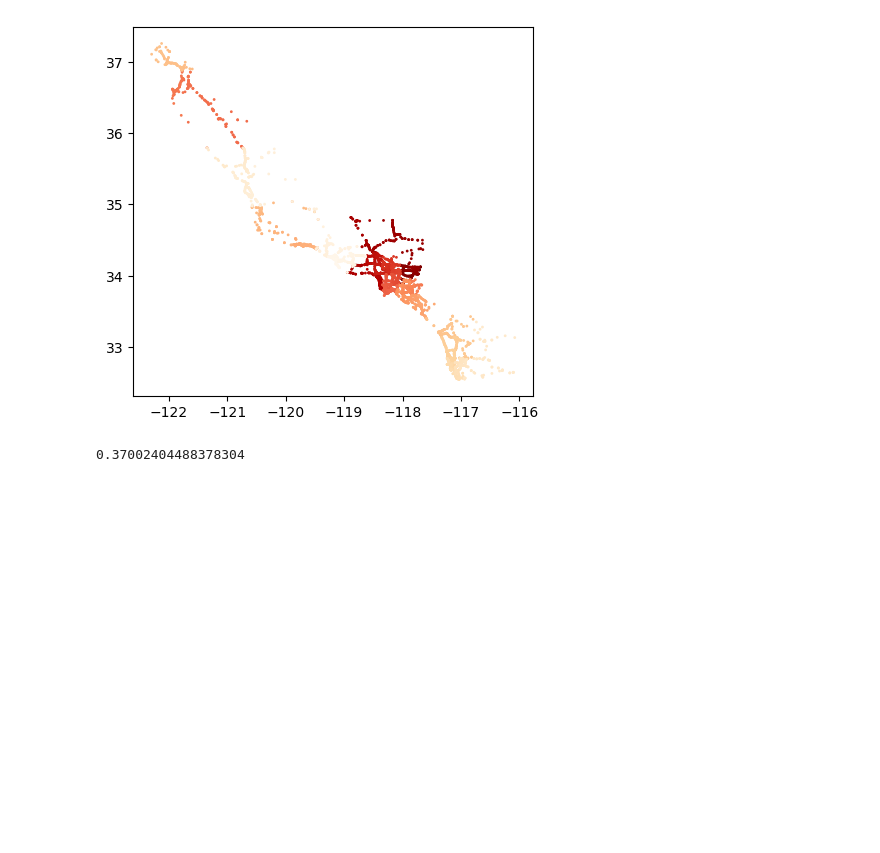
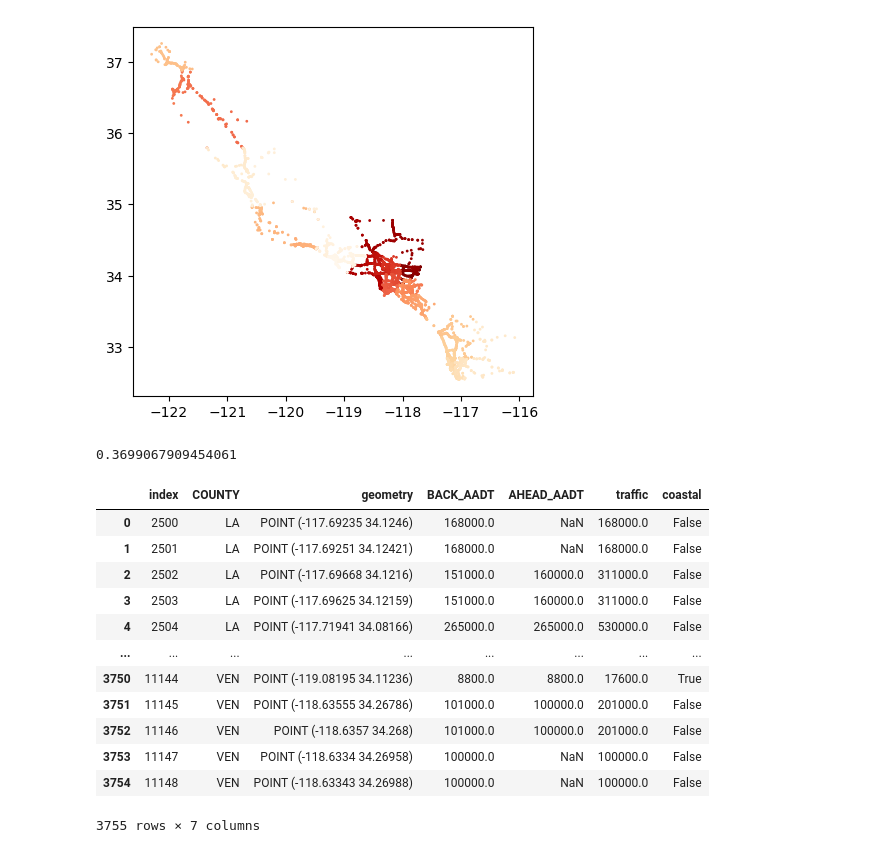
Before and after one commit to jameschriswagner/ca_recreational_fishing, a Jupyter notebook: traffic_data_cleaning.ipynb, the cells around one changed output. Drawn from its saved outputs; the diff is of its cells as text; code cells hidden in the pictures; blank space fills up the shorter version.

```diff
--- a/traffic_data_cleaning.ipynb
+++ b/traffic_data_cleaning.ipynb
@@ -296,6 +309,8 @@ keys
 # %% [output]
 ['sd', 'ora', 'la', 'ven', 'sb', 'slo', 'mon', 'scr']
 # %%
-AADT = AADT.loc[AADT.COUNTY.str.lower().isin(keys)].reset_index()
+AADT = AADT.loc[AADT.COUNTY.str.lower().isin(keys)]
+# %%
+AADT = AADT.loc[~(np.isnan(AADT.AHEAD_AADT) & np.isnan(AADT.BACK_AADT))].D
 # %%
-AADT['traffic'] = AADT[['AHEAD_AADT', 'BACK_AADT']].fillna(0).sum(axis=1)
+AADT['traffic'] = AADT[['AHEAD_AADT', 'BACK_AADT']].sum(axis=1)
@@ -317,11 +352,27 @@ within_10km_coast = AADT.geometry.intersects(buffer_10km)
 # %%
 within_10km_coast.mean()
 # %% [output]
-0.37002404488378304
+0.3699067909454061
 # %%
 AADT['coastal'] = within_10km_coast
 # %%
 AADT = AADT.to_crs(ll_crs)
+# %%
+AADT
+# %% [output]
+|  | index | COUNTY | geometry | BACK_AADT | AHEAD_AADT | traffic | coastal |
+| 0 | 2500 | LA | POINT (-117.69235 34.1246) | 168000.0 | NaN | 168000.0 | False |
+| 1 | 2501 | LA | POINT (-117.69251 34.12421) | 168000.0 | NaN | 168000.0 | False |
+| 2 | 2502 | LA | POINT (-117.69668 34.1216) | 151000.0 | 160000.0 | 311000.0 | False |
+| 3 | 2503 | LA | POINT (-117.69625 34.12159) | 151000.0 | 160000.0 | 311000.0 | False |
+| 4 | 2504 | LA | POINT (-117.71941 34.08166) | 265000.0 | 265000.0 | 530000.0 | False |
+| ... | ... | ... | ... | ... | ... | ... | ... |
+| 3750 | 11144 | VEN | POINT (-119.08195 34.11236) | 8800.0 | 8800.0 | 17600.0 | True |
+| 3751 | 11145 | VEN | POINT (-118.63555 34.26786) | 101000.0 | 100000.0 | 201000.0 | False |
+| 3752 | 11146 | VEN | POINT (-118.6357 34.268) | 101000.0 | 100000.0 | 201000.0 | False |
+| 3753 | 11147 | VEN | POINT (-118.6334 34.26958) | 100000.0 | NaN | 100000.0 | False |
+| 3754 | 11148 | VEN | POINT (-118.63343 34.26988) | 100000.0 | NaN | 100000.0 | False |
+3755 rows × 7 columns
 # %%
 # save file and export
 AADT.to_file('clean_data/AADT/AADT.shp')
```
Also changed, not shown: parts of 5 cells of this notebook.
